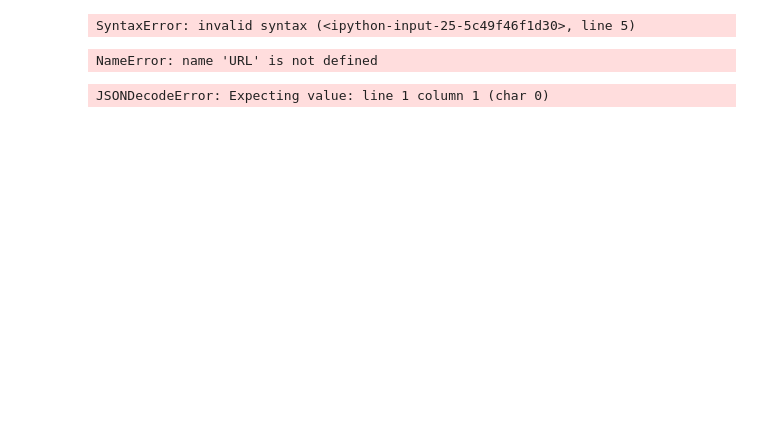
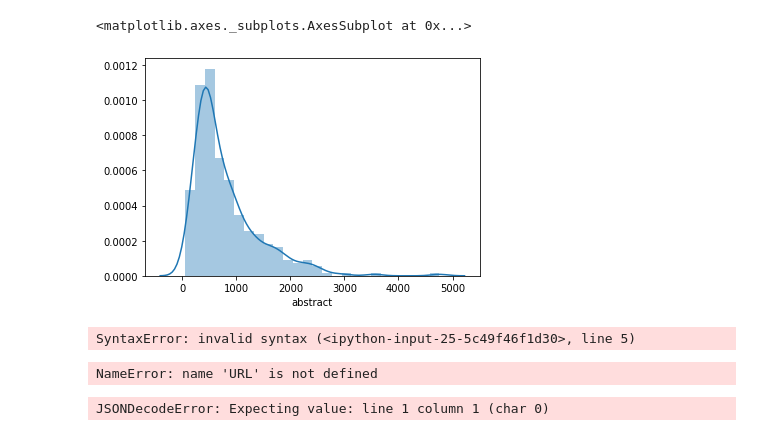
Before and after one commit to JDNantais/FederalRegister_API, a Jupyter notebook: DATA 601 - Federal Register API.ipynb, the cells around one changed output. Cells and saved outputs as stored; diff of their text form; code cells hidden in the pictures; blank space fills up the shorter version.

```diff
--- a/DATA 601 - Federal Register API.ipynb
+++ b/DATA 601 - Federal Register API.ipynb
@@ -7,0 +90,36 @@ import requests
+# %%
+url = 'https://www.federalregister.gov/api/v1/documents.json'
+
+term = 'visa'
+per_page = 100
+
+
+# Count the number of documents
+payload = {'conditions[term]': term, 'per_page':per_page,}
+r = requests.get(url,params=payload)
+
+n_documents = r.json()['count']
+n_pages = r.json()['total_pages']
+
+data = []
+
+for n in tqdm(range(n_pages)):
+    payload = {
+        'per_page':per_page,
+        'order':'newest',
+        'conditions[term]': term,
+        'page':n+1,
+    }
+
+    r = requests.get(url,params=payload)
+
+    res = r.json()['results']
+    data.extend(res)
+
+    #print(res[0])
+    #print([x['title'][:50] for x in res[:5]])
+# %%
+df = pd.DataFrame(data).set_index('document_number')
+df.to_csv('lyme_example.csv')
+print(len(df))
+df
@@ -7,0 +147,4 @@ import requests
+# %%
+print(f"Fraction with abstracts", 1 - df.abstract.isnull().mean())
+ab = df.abstract.copy().dropna()
+ab.str.len()
@@ -8,3 +182,8 @@ import requests
+# %%
+sns.distplot(ab.str.len())
+# %% [output]
+<matplotlib.axes._subplots.AxesSubplot at 0x...>
+[figure, added]
 # %%
 # Set Parameters from Federal Register for Get Requests
 URL = "https://www.federalregister.gov/developers/api/v1"
```
Also changed, not shown: parts of 10 cells of this notebook, 2 other files.
